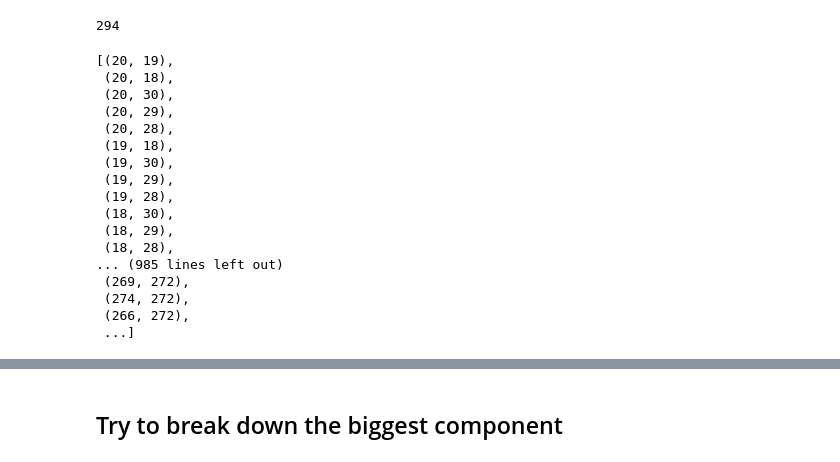
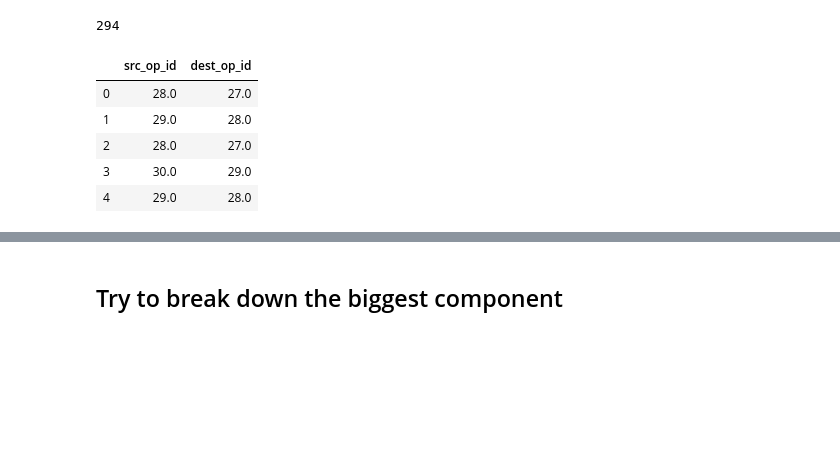
Before and after one commit to hicsail/crucible, a Jupyter notebook: scratch/test-train-split/test_train_split_v2.ipynb, the cells around one changed output, grey strips where cells are left out. Drawn from its saved outputs; the diff is of its cells as text; code cells hidden in the pictures; blank space fills up the shorter version.

```diff
--- a/scratch/test-train-split/test_train_split_v2.ipynb
+++ b/scratch/test-train-split/test_train_split_v2.ipynb
@@ -288,39 +289,17 @@ print(len(result))
 G.add_nodes_from(result)
 # %% [output]
 294
-# %%
-# Two nodes (operations) in the above graph will share an edge if they occur together in any plan.
-from itertools import combinations
-
-plan_edge_df = pd.DataFrame(columns=['source', 'target'])
-unique_edges = []
-for index, row in full_ops_df.iterrows():
-    operations = row['op.operation_type_id']
-    # print(len(operations))
-    #if node length is one, skip it because it is unconnected.
-    #Else for each pair in the list add an edge if it doesn't aready exist in the edge list
-    if(len(operations) > 1):
-        operation_pairs = list(combinations(operations, 2))
-        for pair in operation_pairs:
-            if pair not in unique_edges:
-                unique_edges.append(pair)
-
-unique_edges
-# %% [output]
-[(20, 19),
- (20, 18),
- (20, 30),
- (20, 29),
- (20, 28),
- (19, 18),
- (19, 30),
- (19, 29),
- (19, 28),
- (18, 30),
- (18, 29),
- (18, 28),
-... (985 lines left out)
- (269, 272),
- (274, 272),
- (266, 272),
- ...]
+# %%
+'''create a wires dataframe'''
+from pandas.io.json import json_normalize
+wires_df = json_normalize(aq_plans_json, record_path=['wires'])
+wires_df = wires_df.drop(columns=['id', 'rid', 'sample']) # drop irrelevant columns
+wires_df = wires_df.rename(index=str, columns={"from": "src_op_id", "to": "dest_op_id"}) #rename for clarity
+wires_df.head(5)
+# %% [output]
+|  | src_op_id | dest_op_id |
+| 0 | 28.0 | 27.0 |
+| 1 | 29.0 | 28.0 |
+| 2 | 28.0 | 27.0 |
+| 3 | 30.0 | 29.0 |
+| 4 | 29.0 | 28.0 |
```
Also changed, not shown: parts of 13 cells of this notebook.
